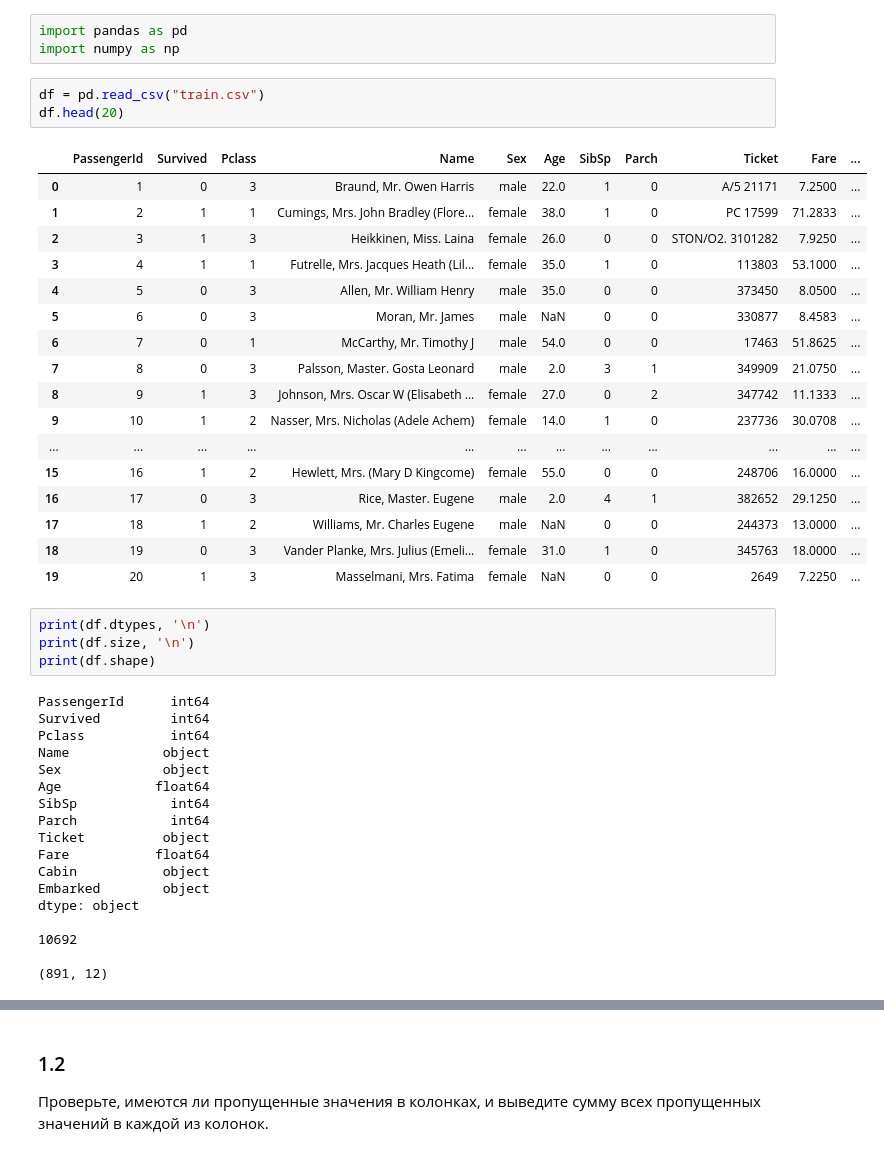
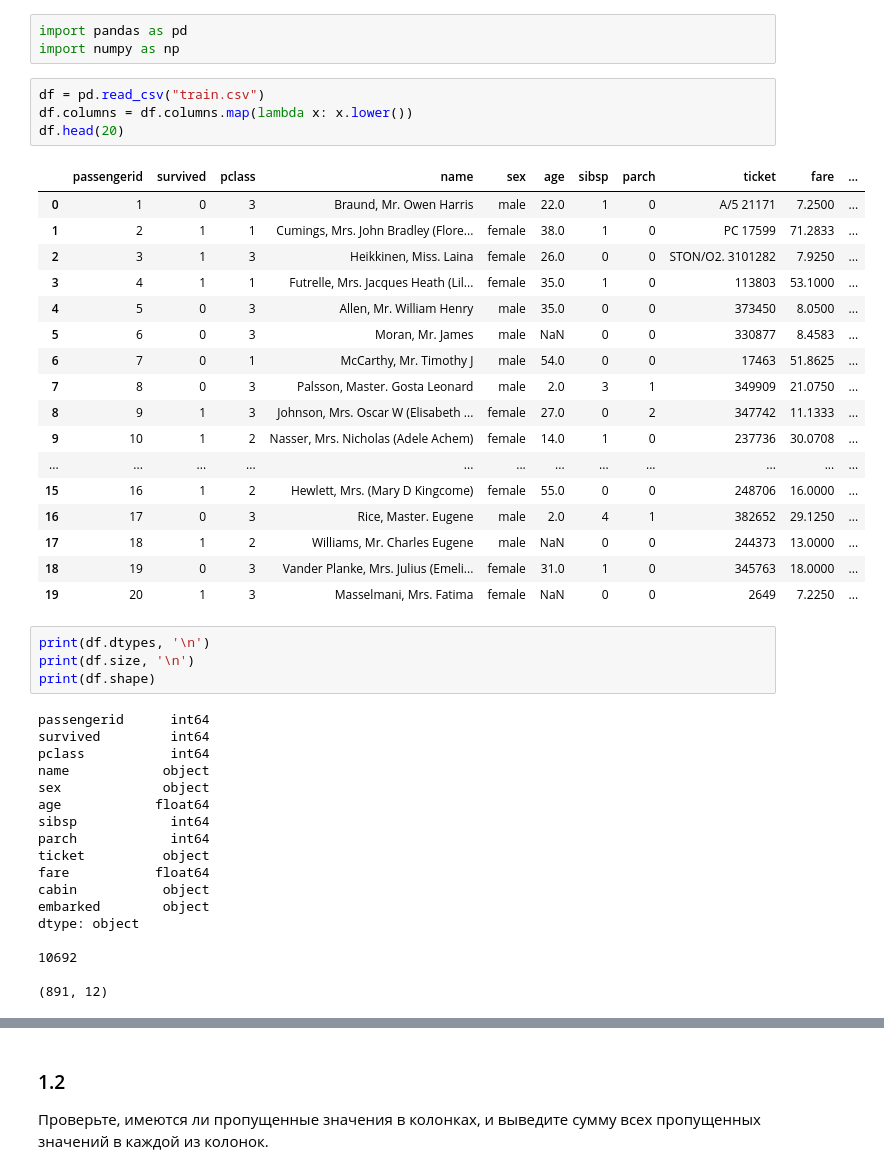
Before and after one commit to vegorovmsk/ml_beginner_level, a Jupyter notebook: 06_classification_2/homework_classification_2_les_1_part_1.ipynb, the cells around one changed output, grey strips where cells are left out. Drawn from its saved outputs; the diff is of its cells as text.

```diff
--- a/06_classification_2/homework_classification_2_les_1_part_1.ipynb
+++ b/06_classification_2/homework_classification_2_les_1_part_1.ipynb
@@ -10,9 +10,10 @@ import pandas as pd
 import numpy as np
 # %%
 df = pd.read_csv("train.csv")
+df.columns = df.columns.map(lambda x: x.lower())
 df.head(20)
 # %% [output]
-|  | PassengerId | Survived | Pclass | Name | Sex | Age | SibSp | Parch | Ticket | Fare | ... |
+|  | passengerid | survived | pclass | name | sex | age | sibsp | parch | ticket | fare | ... |
 | 0 | 1 | 0 | 3 | Braund, Mr. Owen Harris | male | 22.0 | 1 | 0 | A/5 21171 | 7.2500 | ... |
 | 1 | 2 | 1 | 1 | Cumings, Mrs. John Bradley (Flore... | female | 38.0 | 1 | 0 | PC 17599 | 71.2833 | ... |
 | 2 | 3 | 1 | 3 | Heikkinen, Miss. Laina | female | 26.0 | 0 | 0 | STON/O2. 3101282 | 7.9250 | ... |
@@ -34,18 +35,18 @@ print(df.dtypes, '\n')
 print(df.size, '\n')
 print(df.shape)
 # %% [output]
-PassengerId      int64
-Survived         int64
-Pclass           int64
-Name            object
-Sex             object
-Age            float64
-SibSp            int64
-Parch            int64
-Ticket          object
-Fare           float64
-Cabin           object
-Embarked        object
+passengerid      int64
+survived         int64
+pclass           int64
+name            object
+sex             object
+age            float64
+sibsp            int64
+parch            int64
+ticket          object
+fare           float64
+cabin           object
+embarked        object
 dtype: object
 
 10692
```
Also changed, not shown: parts of 15 cells of this notebook.
